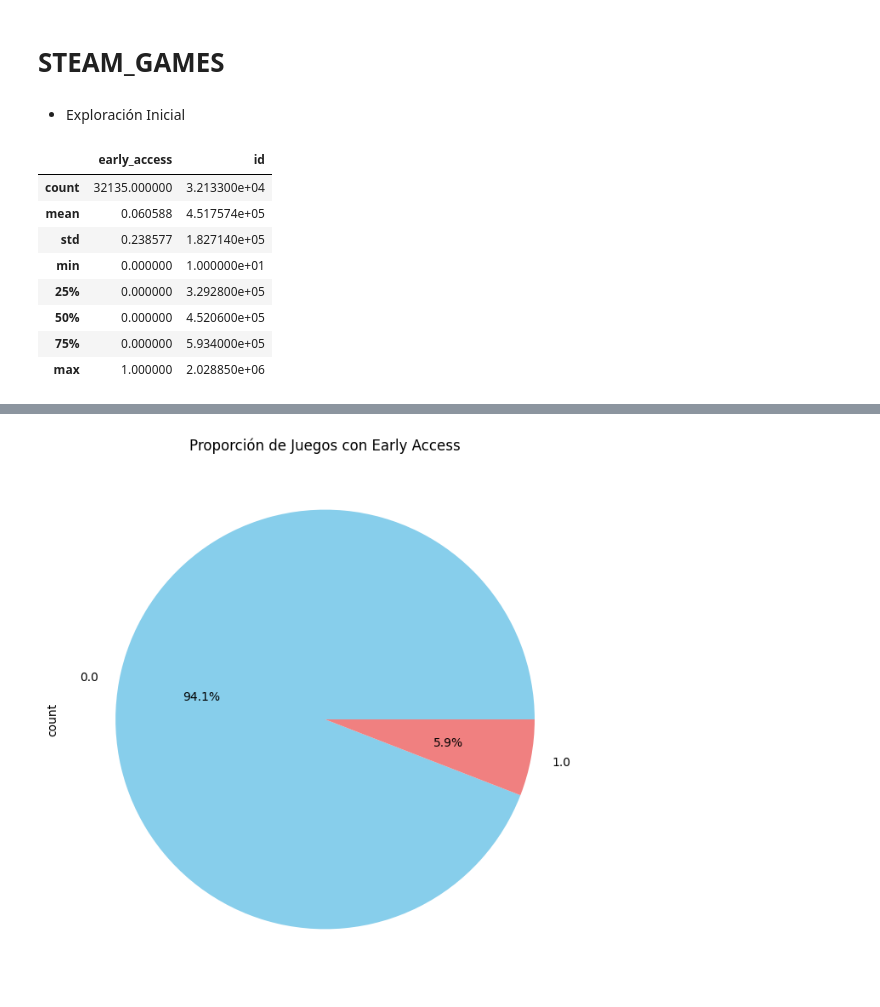
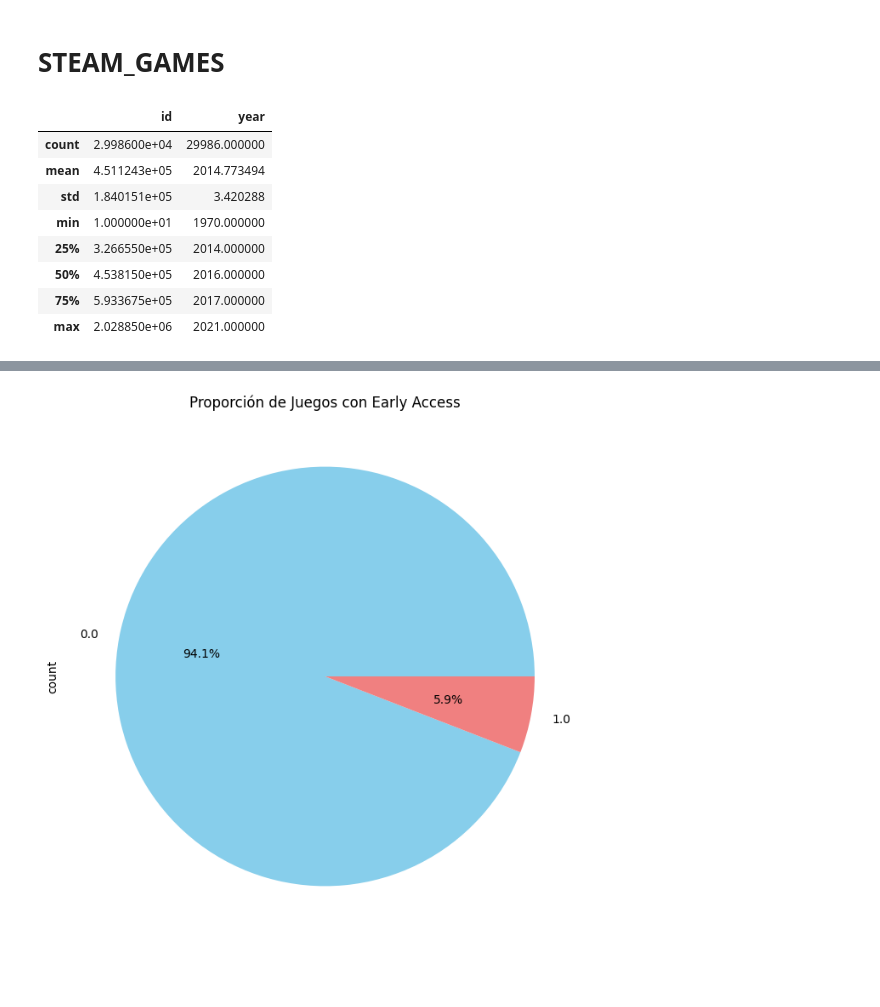
Before and after one commit to Marianopopov/PI_ML_OPS_1, a Jupyter notebook: EDA/steam_games.ipynb, the cells around one changed output, grey strips where cells are left out. Saved outputs shown, nothing was run; the diff lists cells and outputs as text; code cells hidden in the pictures; blank space fills up the shorter version.

```diff
--- a/EDA/steam_games.ipynb
+++ b/EDA/steam_games.ipynb
@@ -6,4 +6,8 @@ import seaborn as sns
 import gzip
 # %% [markdown]
 # STEAM_GAMES
+# %%
+steam = pd.read_csv('../Datasets/cleaned/steam_games_cleaned.csv.gz', compression='gzip')
+user_items = pd.read_csv('../Datasets/cleaned/user_items_cleaned.csv.gz', compression='gzip')
+user_reviews = pd.read_csv('../Datasets/cleaned/user_review_cleaned.csv.gz', compression='gzip')
 # %%
@@ -11,14 +15,12 @@ steam_games = pd.read_json('../Datasets/steam_games.json.gz', compression='gzip'
-# %% [markdown]
-* Exploración Inicial
 # %%
-steam_games.describe()
+steam.describe()
 # %% [output]
-|  | early_access | id |
-| count | 32135.000000 | 3.213300e+04 |
-| mean | 0.060588 | 4.517574e+05 |
-| std | 0.238577 | 1.827140e+05 |
-| min | 0.000000 | 1.000000e+01 |
-| 25% | 0.000000 | 3.292800e+05 |
-| 50% | 0.000000 | 4.520600e+05 |
-| 75% | 0.000000 | 5.934000e+05 |
-| max | 1.000000 | 2.028850e+06 |
+|  | id | year |
+| count | 2.998600e+04 | 29986.000000 |
+| mean | 4.511243e+05 | 2014.773494 |
+| std | 1.840151e+05 | 3.420288 |
+| min | 1.000000e+01 | 1970.000000 |
+| 25% | 3.266550e+05 | 2014.000000 |
+| 50% | 4.538150e+05 | 2016.000000 |
+| 75% | 5.933675e+05 | 2017.000000 |
+| max | 2.028850e+06 | 2021.000000 |
```
Also changed, not shown: parts of 27 cells of this notebook, 12 other files.
